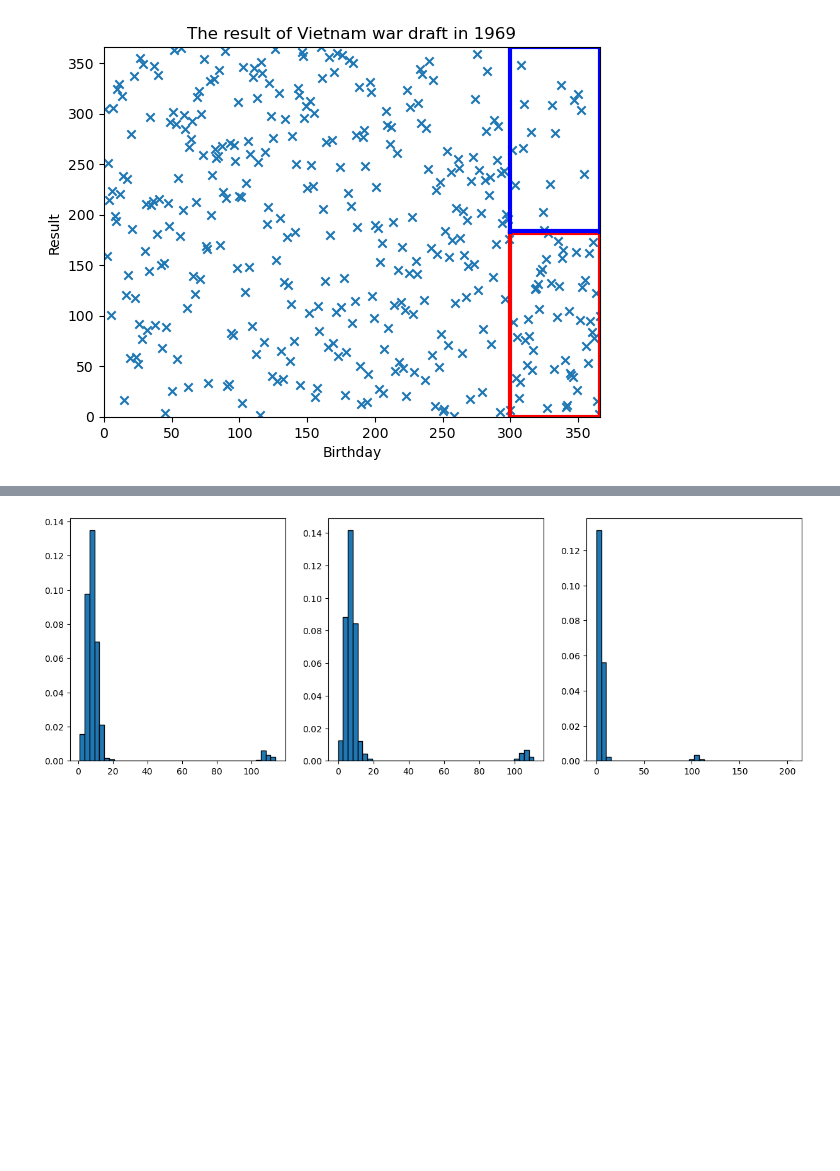
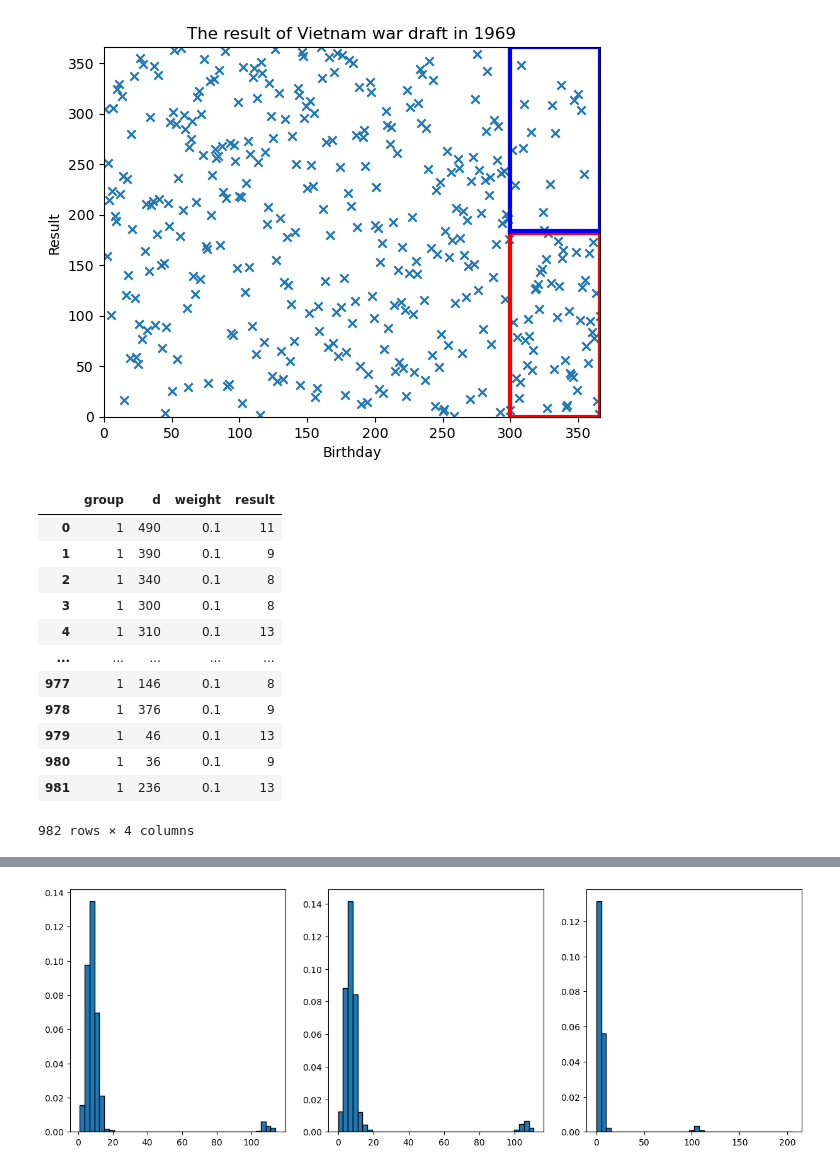
Before and after one commit to woozins/lottery, a Jupyter notebook: analysis_0920.ipynb, the cells around one changed output, grey strips where cells are left out. Saved outputs shown, nothing was run; the diff lists cells and outputs as text; code cells hidden in the pictures; blank space fills up the shorter version.

```diff
--- a/analysis_0920.ipynb
+++ b/analysis_0920.ipynb
@@ -59,0 +63,16 @@ diff_F_data = extract_data_from_file('result_diffF.txt')
+# %%
+diff_F_data
+# %% [output]
+|  | group | d | weight | result |
+| 0 | 1 | 490 | 0.1 | 11 |
+| 1 | 1 | 390 | 0.1 | 9 |
+| 2 | 1 | 340 | 0.1 | 8 |
+| 3 | 1 | 300 | 0.1 | 8 |
+| 4 | 1 | 310 | 0.1 | 13 |
+| ... | ... | ... | ... | ... |
+| 977 | 1 | 146 | 0.1 | 8 |
+| 978 | 1 | 376 | 0.1 | 9 |
+| 979 | 1 | 46 | 0.1 | 13 |
+| 980 | 1 | 36 | 0.1 | 9 |
+| 981 | 1 | 236 | 0.1 | 13 |
+982 rows × 4 columns
```
Also changed, not shown: parts of 4 cells of this notebook, 11 other files.
